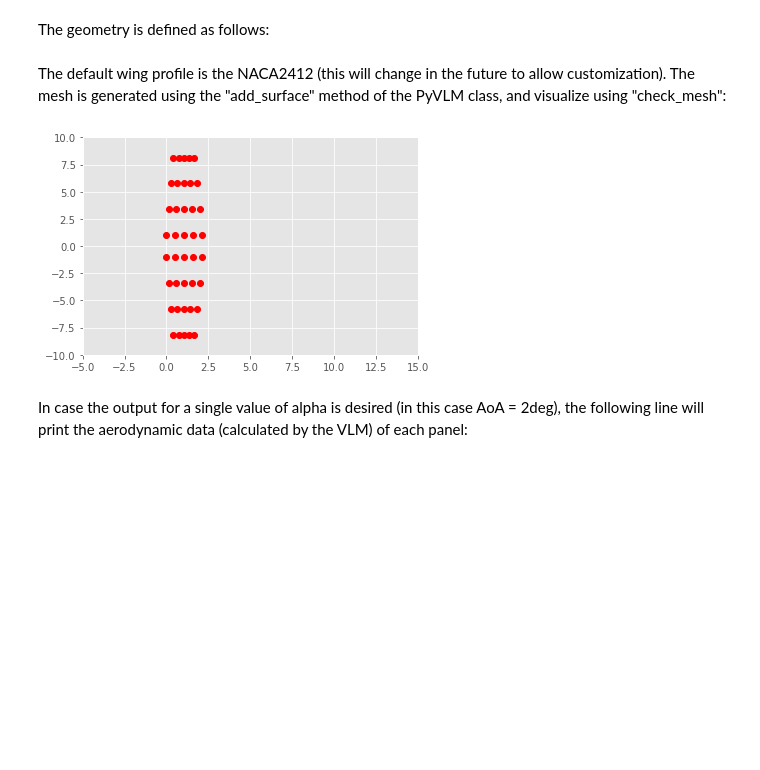
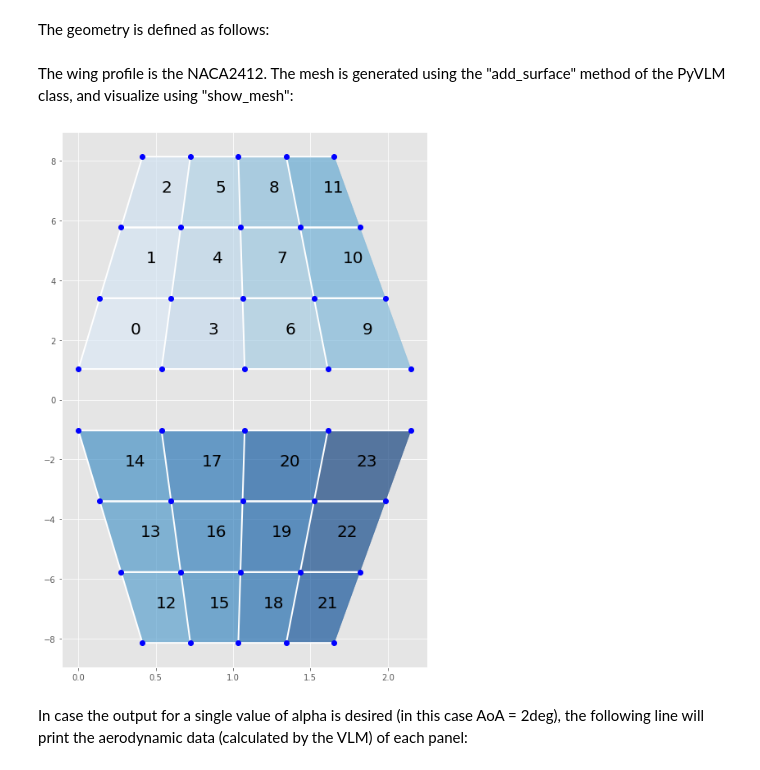
Before and after one commit to aqreed/PyVLM, a Jupyter notebook: examples/pilatusPC12.ipynb, the cells around one changed output. Cells and saved outputs as stored; diff of their text form; code cells hidden in the pictures; blank space fills up the shorter version.

Commit message:
improved "show_mesh" method plotting. Updated example

```diff
--- a/examples/pilatusPC12.ipynb
+++ b/examples/pilatusPC12.ipynb
@@ -22,13 +23,13 @@ chord_2 = 1.24  # tip chord length
 leading_edges_position = [A, B]  # root, tip
 chord_length = [chord_1, chord_2]  # root, tip
 # %% [markdown]
-The default wing profile is the NACA2412 (this will change in the future to allow customization). The mesh is generated using the "add_surface" method of the PyVLM class, and visualize using "check_mesh":
+The wing profile is the NACA2412. The mesh is generated using the "add_surface" method of the PyVLM class, and visualize using "show_mesh":
 # %%
 n, m = 4, 3  # number of panels (chordwise, spanwise)
-pilatusPC12.add_surface(leading_edges_position, chord_length, n, m)
+pilatusPC12.add_surface(leading_edges_position, chord_length, n, m, NACA4(2, 4, 12))
 pilatusPC12.show_mesh(plot_mesh=True)
 # %% [output]
-[figure, old version]
+[figure, new version]
 # %% [markdown]
 In case the output for a single value of alpha is desired (in this case AoA = 2deg), the following line will print the aerodynamic data (calculated by the VLM) of each panel:
 # %%
```
Also changed, not shown: parts of 1 cell of this notebook, 1 other file.
